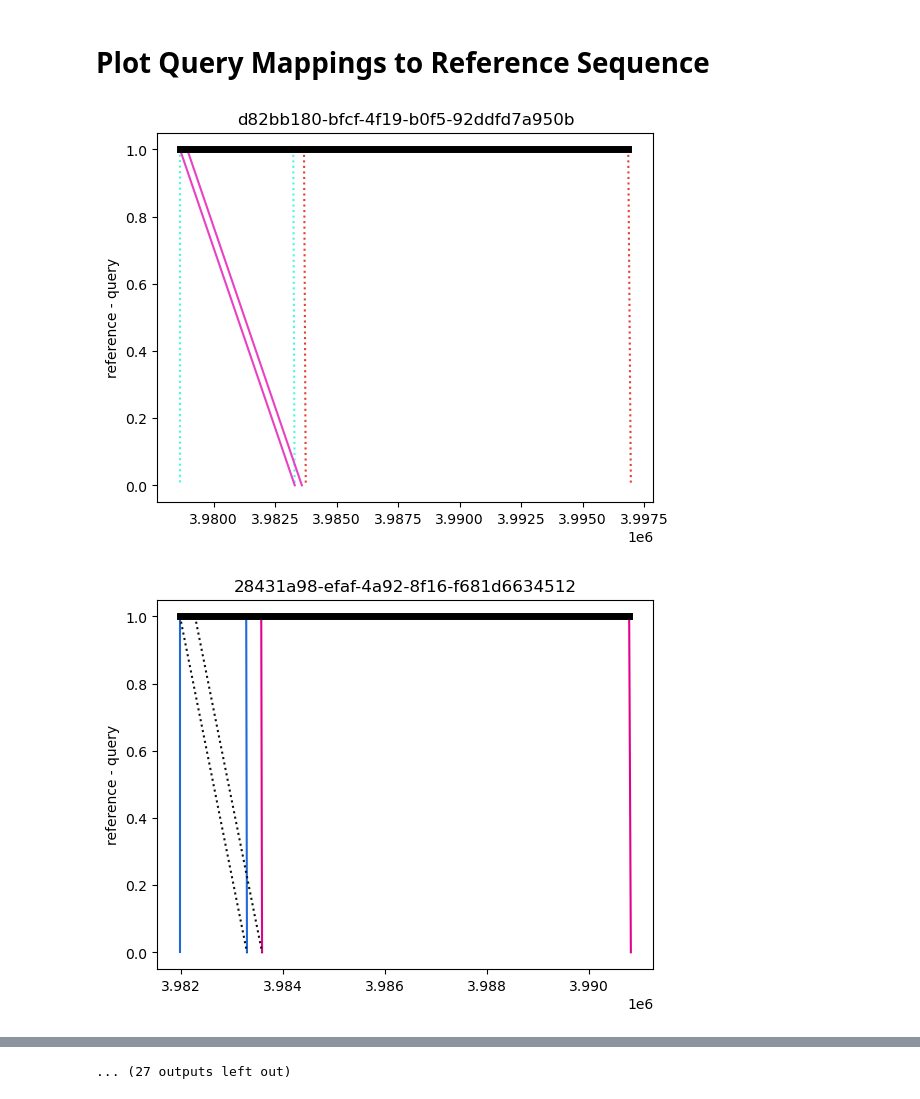
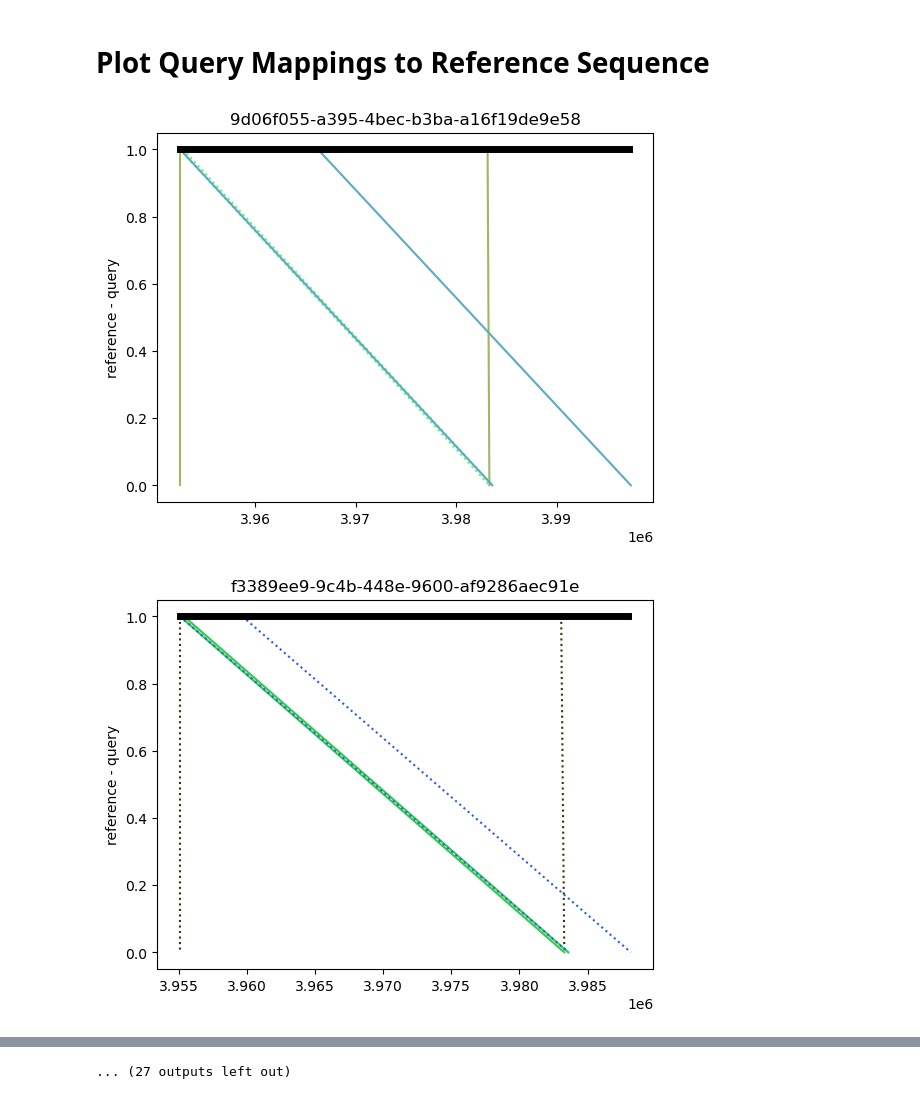
Before and after one commit to mmolari/sp_supplementary_reads, a Jupyter notebook: drafts/Plot_Query_to_Ref.ipynb, the cells around one changed output, grey strips where cells are left out. Cells and saved outputs as stored; diff of their text form; code cells hidden in the pictures.

```diff
--- a/drafts/Plot_Query_to_Ref.ipynb
+++ b/drafts/Plot_Query_to_Ref.ipynb
@@ -36,16 +36,16 @@ def plot_query_to_ref(df, query_name):
 # %%
 csv_file = "../results/suppl_reads_info.csv"
 sam_file = "../results/reads.sorted.bam"
 lower_ref = 3.95e6
 upper_ref = 4.05e6
 
 csv_input = pd.read_csv(csv_file)
-#df = csv_input[((csv_input["type"] == "primary") | (csv_input["type"] == "supplementary"))]
+df = csv_input #[((csv_input["type"] == "primary") | (csv_input["type"] == "supplementary"))]
 df.sort_values(by="alignment_length",ascending=False)
 supplementary = supp_query_list(sam_file)
 queries_in_range = select_queries_in_range(supplementary, df, lower_ref, upper_ref)
 for s in queries_in_range:
     plot_query_to_ref(df, s)
 # %% [output]
-[figure, old version]
+[figure, new version]
-[figure, old version]
+[figure, new version]
```
Also changed, not shown: parts of 1 cell of this notebook, 1 other file.
